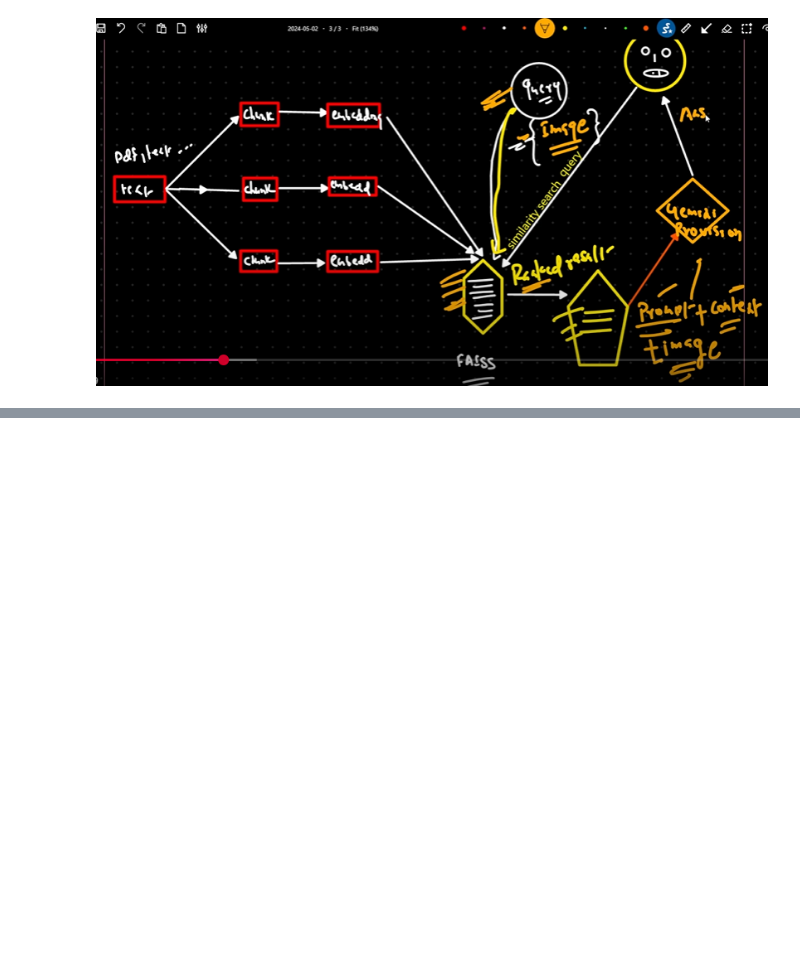
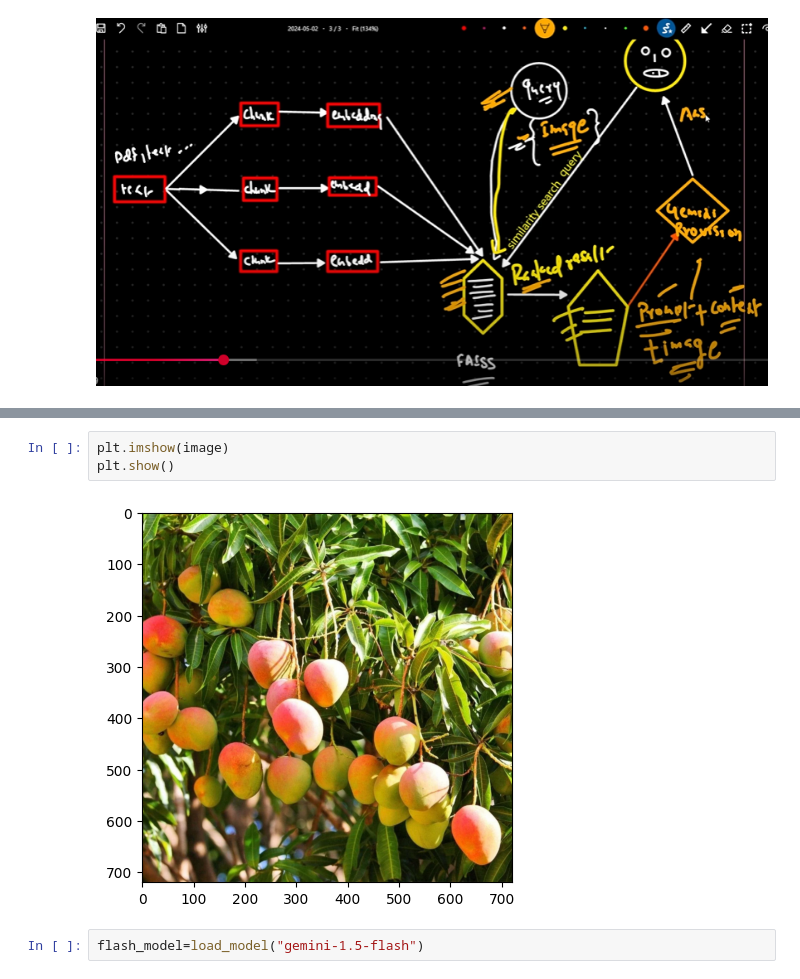
Before and after one commit to SAMANTA1401/multimodal_rag, a Jupyter notebook: gemini.ipynb, the cells around one changed output, grey strips where cells are left out. Saved outputs shown, nothing was run; the diff lists cells and outputs as text; blank space fills up the shorter version.

Commit message:
gemini added

```diff
--- a/gemini.ipynb
+++ b/gemini.ipynb
@@ -3,0 +105,7 @@
+# %%
+plt.imshow(image)
+plt.show()
+# %% [output]
+[figure, added]
+# %%
+flash_model=load_model("gemini-1.5-flash")
```
Also changed, not shown: parts of 66 cells of this notebook, 1 other file.
